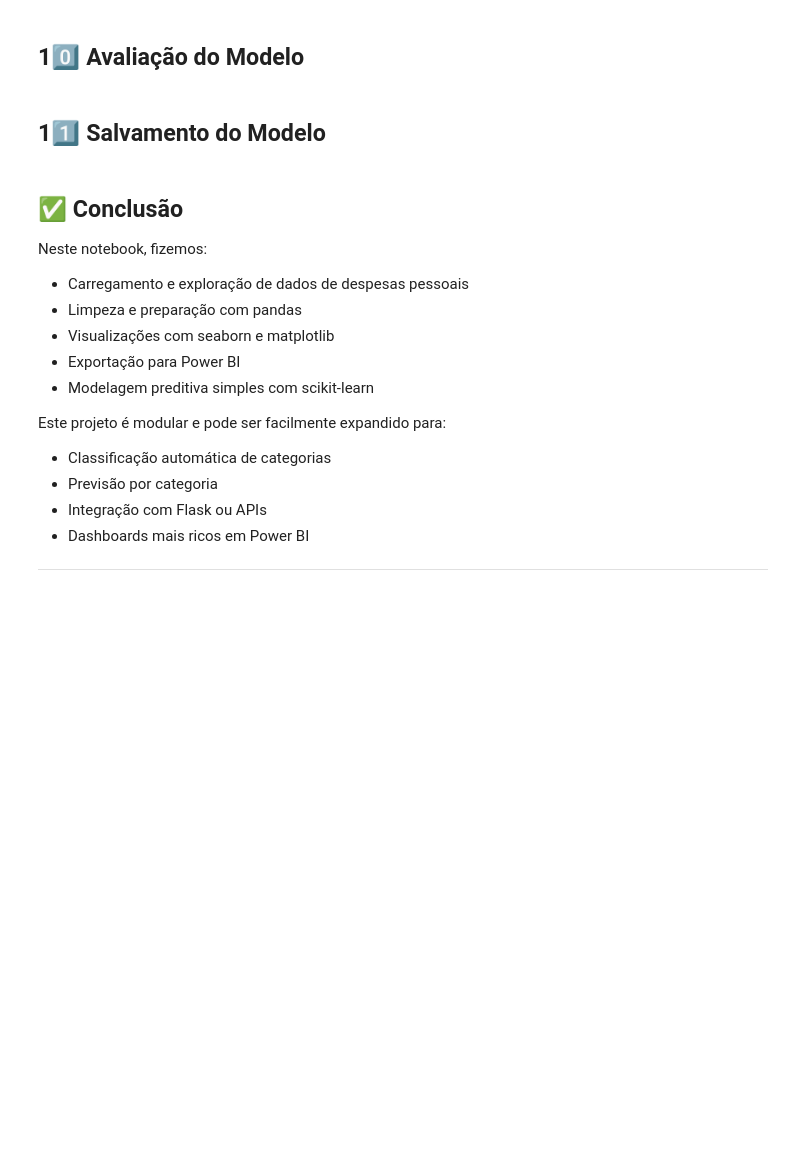
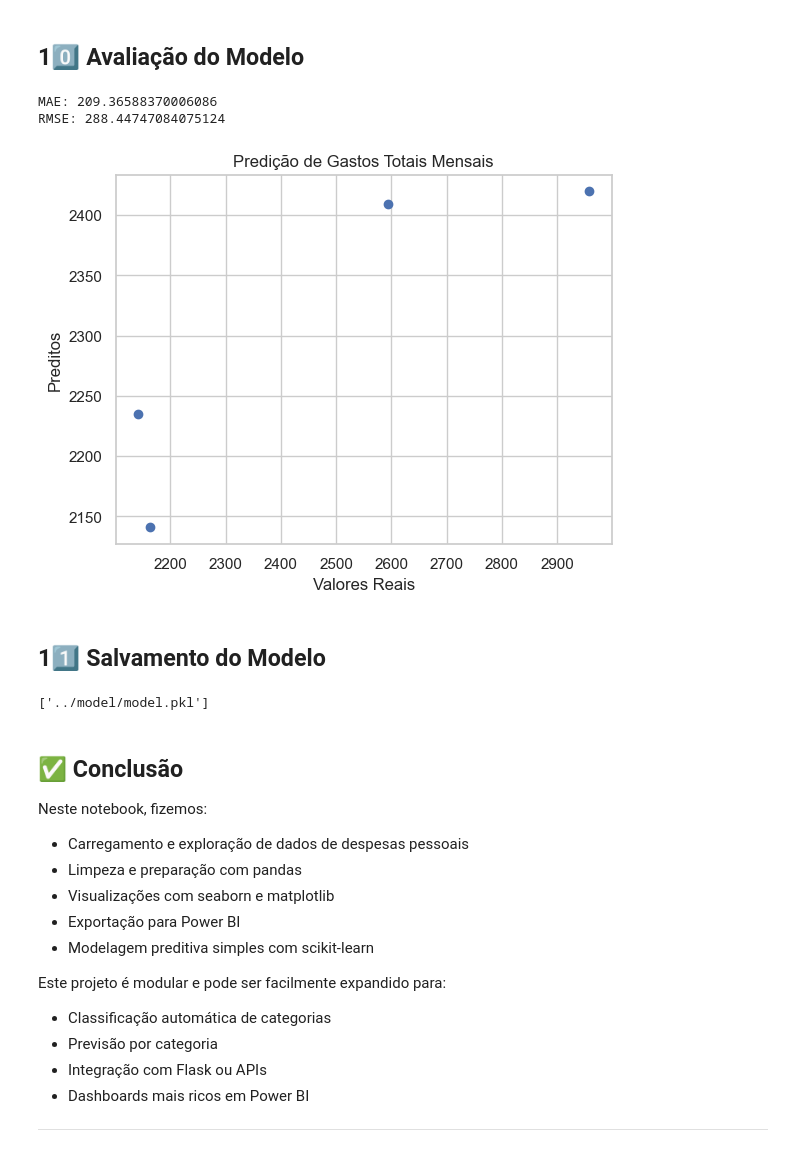
Before and after one commit to Gabryel-Januario/Anlise-Inteligente-de-Despesas-Pessoais, a Jupyter notebook: notebooks/analise-de-despesas.ipynb, the cells around one changed output. Cells and saved outputs as stored; diff of their text form; code cells hidden in the pictures; blank space fills up the shorter version.

Commit message:
finish analise-de-despesas

```diff
--- a/notebooks/analise-de-despesas.ipynb
+++ b/notebooks/analise-de-despesas.ipynb
@@ -133,3 +137,8 @@ df.to_csv(r'C:\Users\gabry\Documents\analise-de-despesas\powerbi\despesas_para_p
 ## 8️⃣ Preparação para Machine Learning
 
 Exemplo: prever o gasto total do próximo mês.
+# %%
+despesas_mes = df.groupby('Mes')['Valor (R$)'].sum().reset_index()
+despesas_mes['Target'] = despesas_mes['Valor (R$)'].shift(-1)
+despesas_mes = despesas_mes.dropna()
+despesas_mes.head()
@@ -136,11 +152,43 @@ Exemplo: prever o gasto total do próximo mês.
+# %%
+X = despesas_mes[['Valor (R$)']]
+y = despesas_mes['Target']
+
+X_train, X_test, y_train, y_test = train_test_split(X, y, test_size=0.3, random_state=42)
 # %% [markdown]
 ## 9️⃣ Modelagem
 
 Usaremos uma regressão linear simples.
+# %%
+model = LinearRegression()
+model.fit(X_train, y_train)
+
+y_pred = model.predict(X_test)
 # %% [markdown]
 ## 10️⃣ Avaliação do Modelo
+# %%
+print('MAE:', mean_absolute_error(y_test, y_pred))
+print('RMSE:', np.sqrt(mean_squared_error(y_test, y_pred)))
+# %% [output]
+MAE: 209.36588370006086
+RMSE: 288.44747084075124
+# %%
+plt.scatter(y_test, y_pred)
+plt.xlabel('Valores Reais')
+plt.ylabel('Preditos')
+plt.title('Predição de Gastos Totais Mensais')
+plt.show()
+# %% [output]
+[figure, added]
 # %% [markdown]
 ## 11️⃣ Salvamento do Modelo
+# %%
+from pathlib import Path
+Path('../model').mkdir(parents=True, exist_ok=True)
+
+import joblib
+joblib.dump(model, '../model/model.pkl')
+# %% [output]
+['../model/model.pkl']
 # %% [markdown]
 ## ✅ Conclusão
 
```
Also changed, not shown: parts of 2 cells of this notebook, 3 other files.
